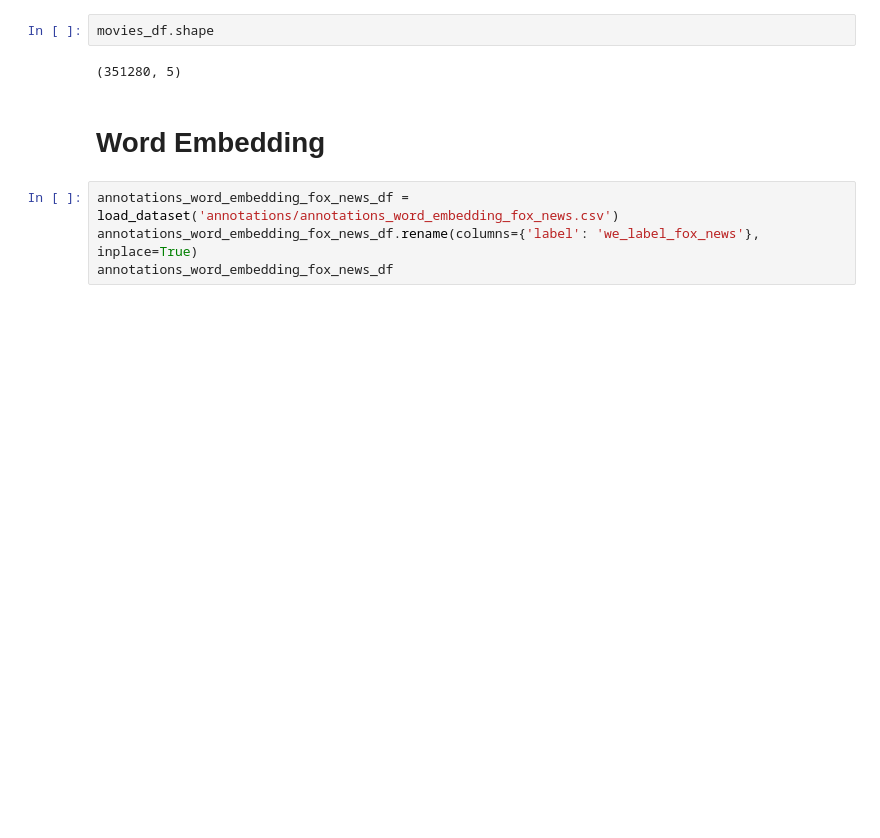
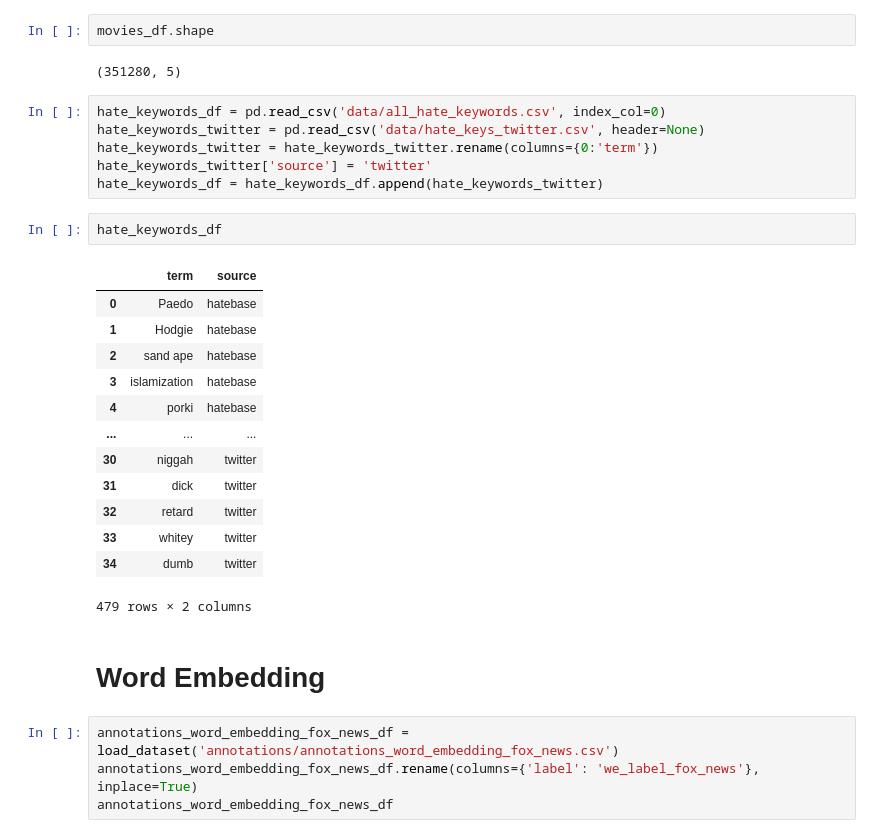
Before and after one commit to nvbogu/movie_hatespeech_detection, a Jupyter notebook: niklas_approach/putting_everything_together.ipynb, the cells around one changed output. Drawn from its saved outputs; the diff is of its cells as text; blank space fills up the shorter version.

```diff
--- a/niklas_approach/putting_everything_together.ipynb
+++ b/niklas_approach/putting_everything_together.ipynb
@@ -31,6 +31,28 @@ movies_df.head()
 movies_df.shape
 # %% [output]
 (351280, 5)
+# %%
+hate_keywords_df = pd.read_csv('data/all_hate_keywords.csv', index_col=0)
+hate_keywords_twitter = pd.read_csv('data/hate_keys_twitter.csv', header=None)
+hate_keywords_twitter = hate_keywords_twitter.rename(columns={0:'term'})
+hate_keywords_twitter['source'] = 'twitter'
+hate_keywords_df = hate_keywords_df.append(hate_keywords_twitter)
+# %%
+hate_keywords_df
+# %% [output]
+|  | term | source |
+| 0 | Paedo | hatebase |
+| 1 | Hodgie | hatebase |
+| 2 | sand ape | hatebase |
+| 3 | islamization | hatebase |
+| 4 | porki | hatebase |
+| ... | ... | ... |
+| 30 | niggah | twitter |
+| 31 | dick | twitter |
+| 32 | retard | twitter |
+| 33 | whitey | twitter |
+| 34 | dumb | twitter |
+479 rows × 2 columns
 # %% [markdown]
 # Word Embedding
 # %%
```
Also changed, not shown: parts of 19 cells of this notebook, 4 other files.
